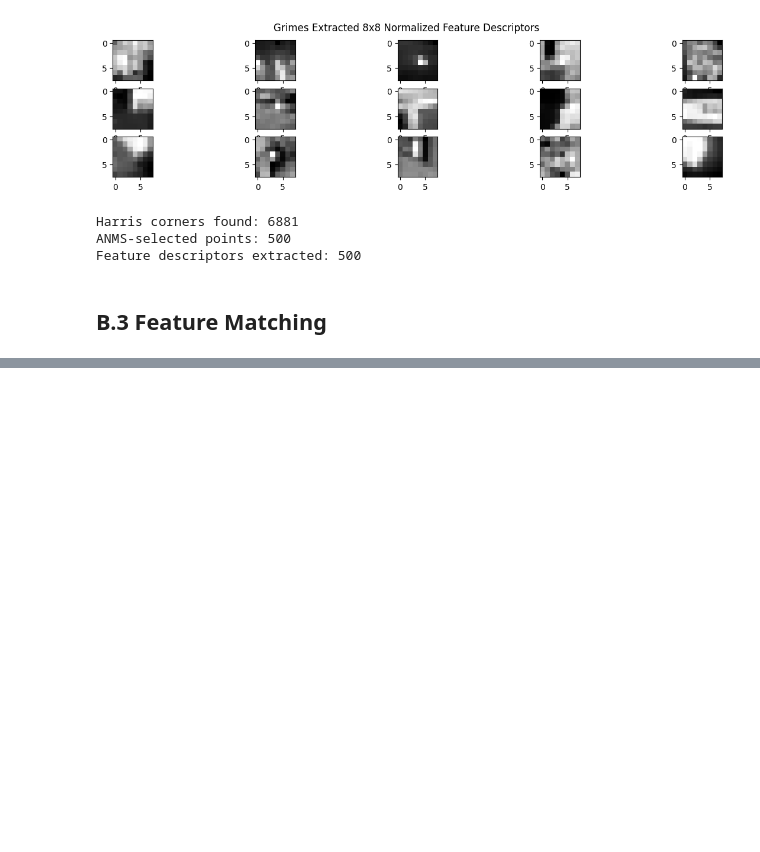
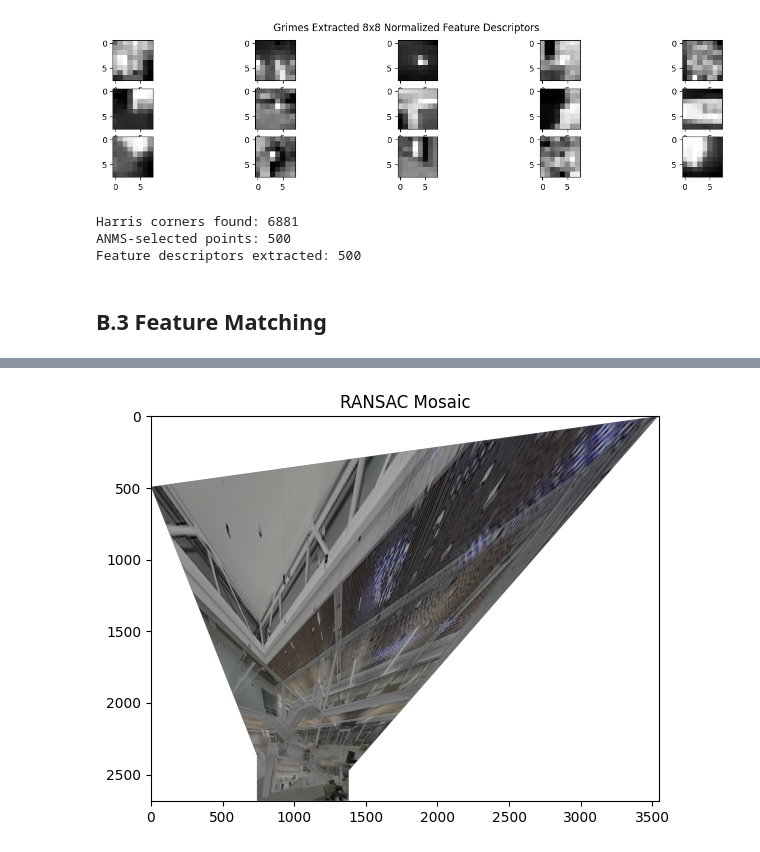
Before and after one commit to sz12433/sz12433.github.io, a Jupyter notebook: proj3/code/main.ipynb, the cells around one changed output, grey strips where cells are left out. Cells and saved outputs as stored; diff of their text form; code cells hidden in the pictures; blank space fills up the shorter version.

```diff
--- a/proj3/code/main.ipynb
+++ b/proj3/code/main.ipynb
@@ -947,0 +1013,15 @@ def create_mosaic(im1, im2, pts1, pts2):
+# %%
+# convert back into color so that warpMosaicBilinear() can handle
+im1 = skio.imread("pics/floor1.png")
+im2 = skio.imread("pics/floor2.png")
+
+H_ransac, inliers = ransac(matches1.T, matches2.T)
+mosaic = create_mosaic_ransac(im1, im2, matches1.T[inliers], matches2.T[inliers])# transpose again bc match_features() returns 2 x N
+
+plt.figure(figsize = (10, 5))
+plt.imshow(mosaic)
+plt.title('RANSAC Mosaic')
+plt.savefig('output/floor_mosaic_ransac.png')
+plt.show()
+# %% [output]
+[figure, added]
```
Also changed, not shown: parts of 16 cells of this notebook, 4 other files.
